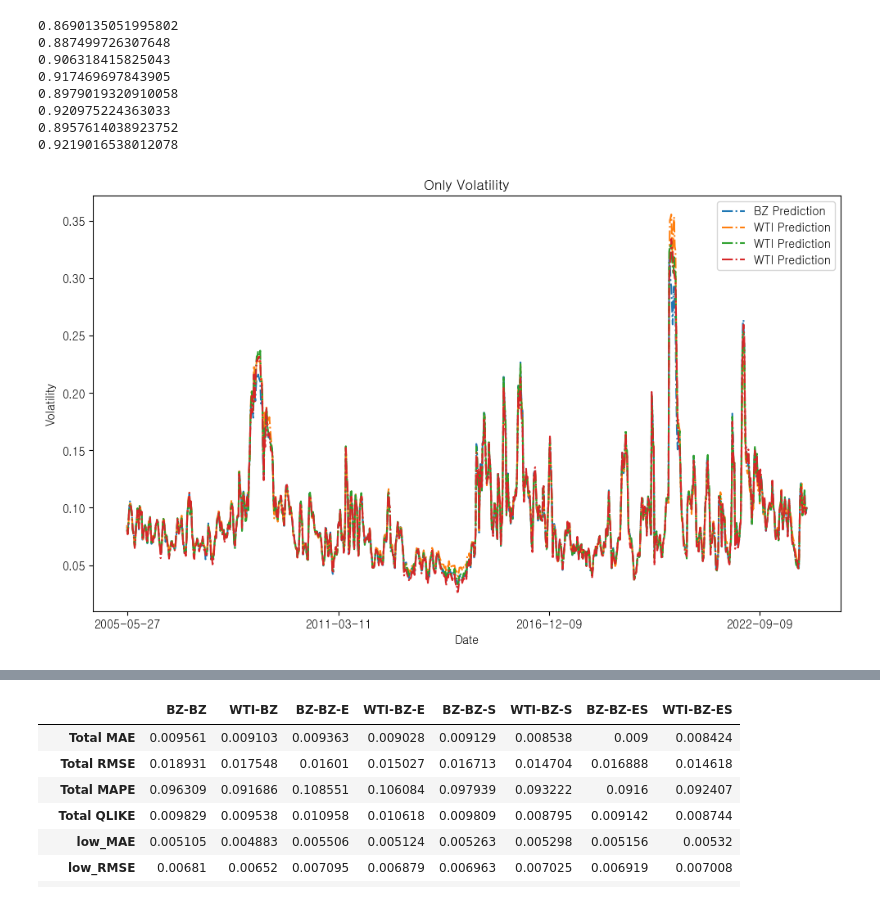
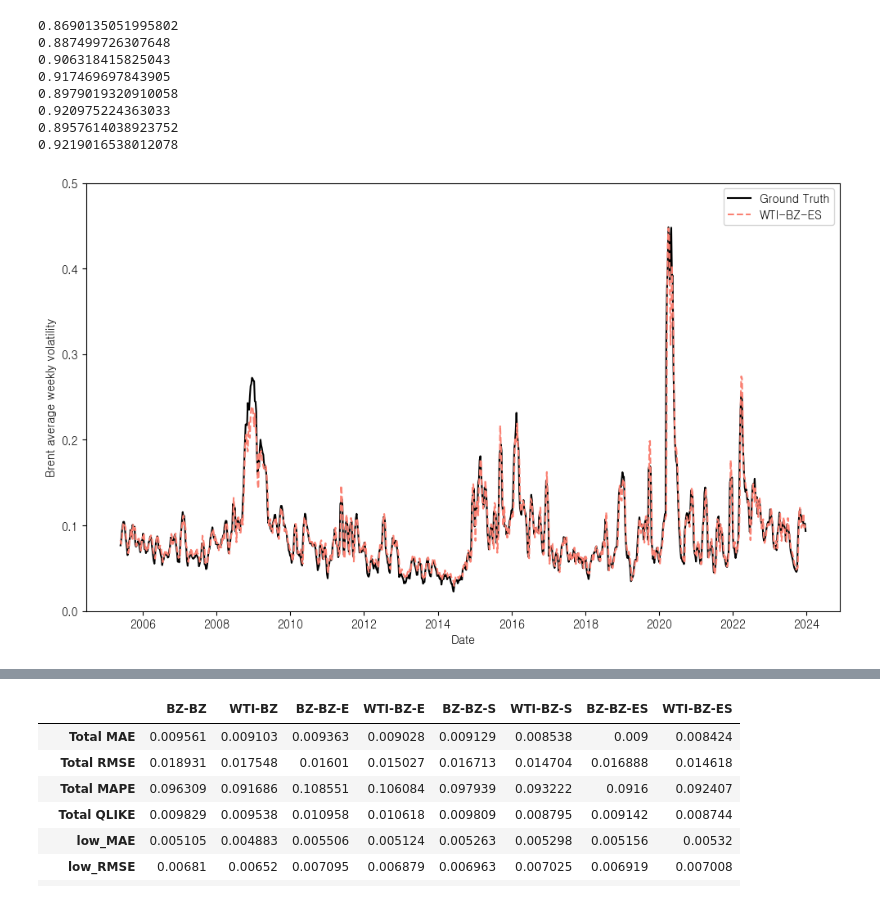
Before and after one commit to kimjuhwan1234/Volatility_Forecasting, a Jupyter notebook: EDA.ipynb, the cells around one changed output, grey strips where cells are left out. Drawn from its saved outputs; the diff is of its cells as text; code cells hidden in the pictures.

```diff
--- a/EDA.ipynb
+++ b/EDA.ipynb
@@ -167,23 +167,24 @@ print(r2_score(truth_inv8.values, pred_inv8.values))
 # %%
 plt.figure(figsize=(10, 6))
 
 start = 0
 end = -1
-plt.plot(pred_inv.iloc[start:end, 0], label='BZ Prediction', linestyle='-.')
-# plt.plot(pred_inv2.iloc[start:end, 0], label='WTI Prediction', linestyle='--')
-plt.plot(pred_inv3.iloc[start:end, 0], label='WTI Prediction', linestyle='-.')
-# plt.plot(pred_inv4.iloc[start:end, 0], label='WTI Prediction', linestyle='--')
-plt.plot(pred_inv5.iloc[start:end, 0], label='WTI Prediction', linestyle='-.')
-# plt.plot(pred_inv6.iloc[start:end, 0], label='WTI Prediction', linestyle='--')
-plt.plot(pred_inv7.iloc[start:end, 0], label='WTI Prediction', linestyle='-.')
-# plt.plot(pred_inv8.iloc[start:end, 0], label='WTI Prediction', linestyle='--')
+plt.plot(truth_inv.iloc[start:end, 0], label='Ground Truth', linestyle='-', color='black')
+# plt.plot(pred_inv2.iloc[start:end, 0], label='WTI-BZ', linestyle='--', color='skyblue')
+# plt.plot(pred_inv3.iloc[start:end, 0], label='WTI Prediction', linestyle='-.')
+# plt.plot(pred_inv4.iloc[start:end, 0], label='WTI-BZ-E', linestyle='--', color='orange')
+# plt.plot(pred_inv5.iloc[start:end, 0], label='WTI Prediction', linestyle='-.')
+# plt.plot(pred_inv6.iloc[start:end, 0], label='WTI-BZ-S', linestyle='--', color='green')
+# plt.plot(pred_inv7.iloc[start:end, 0], label='WTI Prediction', linestyle='-.')
+plt.plot(pred_inv8.iloc[start:end, 0], label='WTI-BZ-ES', linestyle='--', color='salmon')
 
-plt.title('Only Volatility')
+# plt.title('Only Volatility')
 plt.xlabel('Date')
-plt.ylabel('Volatility')
+plt.ylabel('Brent average weekly volatility')
 plt.legend()
-plt.xticks(pred_inv.index[start:end:300])
+plt.ylim(0, 0.5)
+# plt.xticks(pred_inv.index[start:end:1])
 plt.tight_layout()
 plt.show()
 # %% [output]
-[figure, old version]
+[figure, new version]
```
Also changed, not shown: parts of 7 cells of this notebook, 22 other files.
